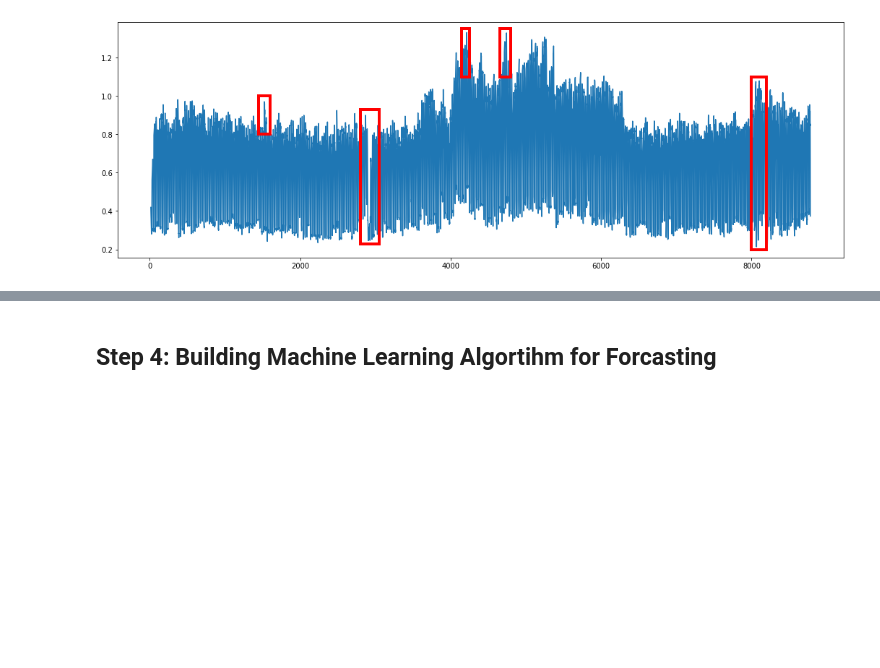
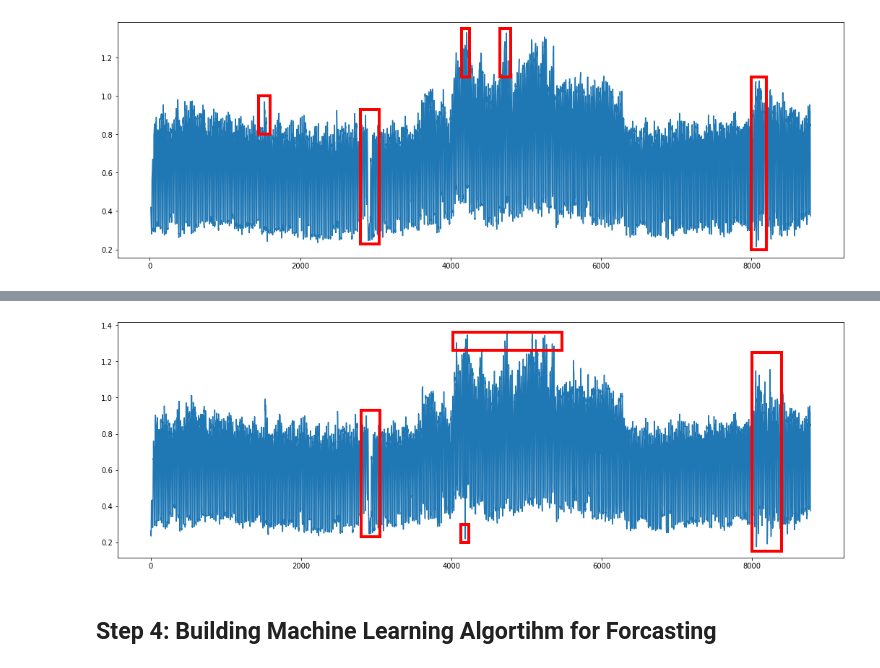
Before and after one commit to AliErenAkkoyun/full-data-science-project, a Jupyter notebook: Untitled.ipynb, the cells around one changed output, grey strips where cells are left out. Drawn from its saved outputs; the diff is of its cells as text; code cells hidden in the pictures; blank space fills up the shorter version.

```diff
--- a/Untitled.ipynb
+++ b/Untitled.ipynb
@@ -451,3 +453,26 @@ When we look at the clean version a little more carefully, we can see that there
+# %%
+plt.figure(figsize=(18,6))
+plt.plot(energy_data["consumption"],zorder=1)
+
+plt.gca().add_patch(
+    pltpat.Rectangle((2800, 0.23), 250, 0.7, edgecolor='red', facecolor='none', lw=4, zorder=2)
+)
+
+plt.gca().add_patch(
+    pltpat.Rectangle((4025, 1.26), 1450, 0.1, edgecolor='red', facecolor='none', lw=4, zorder=2)
+)
+
+plt.gca().add_patch(
+    pltpat.Rectangle((4130, 0.2), 100, 0.1, edgecolor='red', facecolor='none', lw=4, zorder=2)
+)
+
+plt.gca().add_patch(
+    pltpat.Rectangle((8000, 0.15), 400, 1.1, edgecolor='red', facecolor='none', lw=4, zorder=2)
+)
+
+plt.show()
+# %% [output]
+[figure, added]
 # %% [markdown]
 ## Step 4: Building Machine Learning Algortihm for Forcasting
 # %% [markdown]
```
Also changed, not shown: parts of 4 cells of this notebook.
